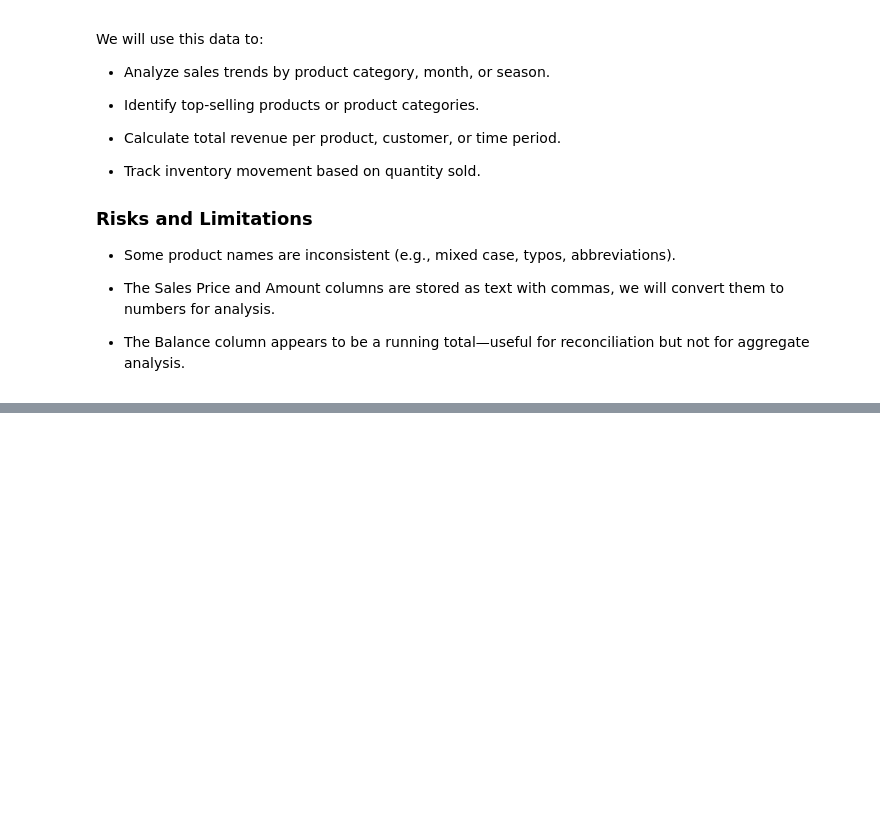
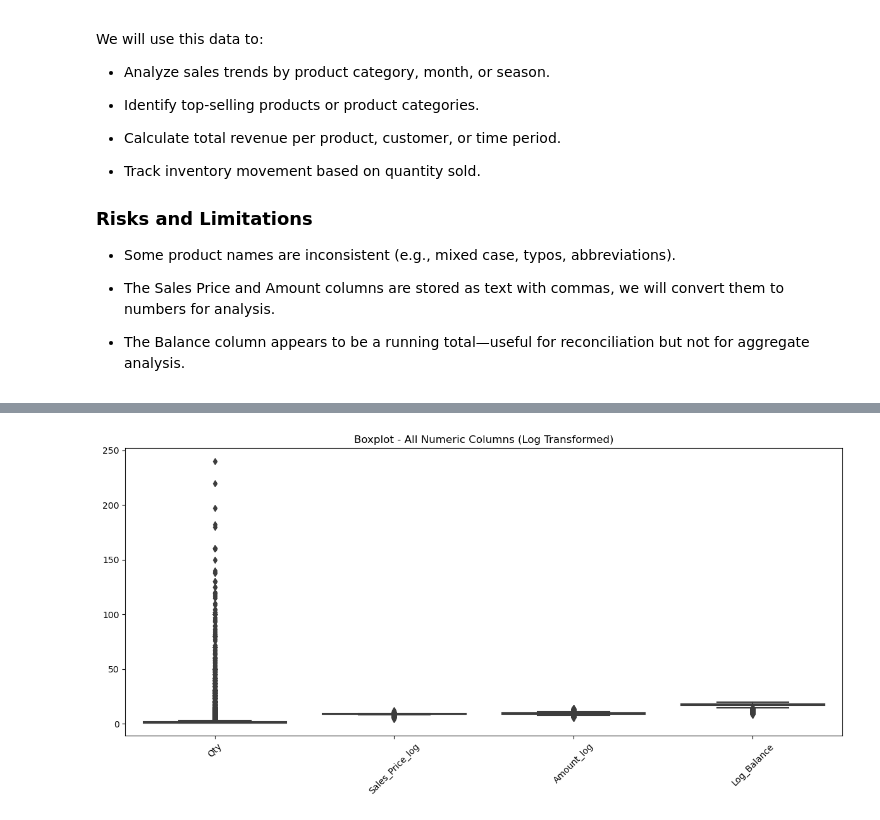
Before and after one commit to Kate-Maina/Group-2-Capstone-Project, a Jupyter notebook: index.ipynb, the cells around one changed output, grey strips where cells are left out. Saved outputs shown, nothing was run; the diff lists cells and outputs as text; code cells hidden in the pictures; blank space fills up the shorter version.

```diff
--- a/index.ipynb
+++ b/index.ipynb
@@ -193,0 +506,10 @@ We will use this data to:
+# %%
+# Updated boxplot with all log-transformed columns
+plt.figure(figsize=(12, 6))
+sns.boxplot(data=df[['Qty', 'Sales_Price_log', 'Amount_log', 'Log_Balance']])
+plt.title('Boxplot - All Numeric Columns (Log Transformed)')
+plt.xticks(rotation=45)
+plt.tight_layout()
+plt.show()
+# %% [output]
+[figure, added]
```
Also changed, not shown: parts of 18 cells of this notebook.
